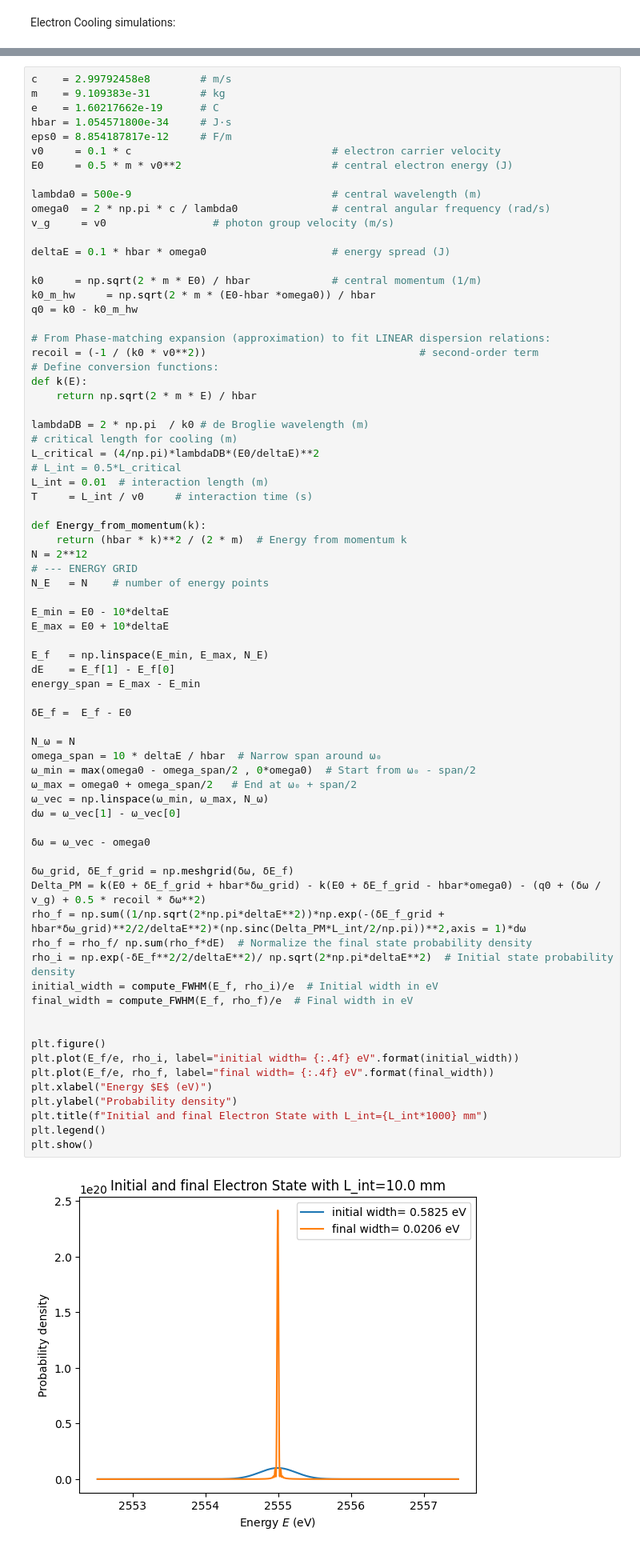
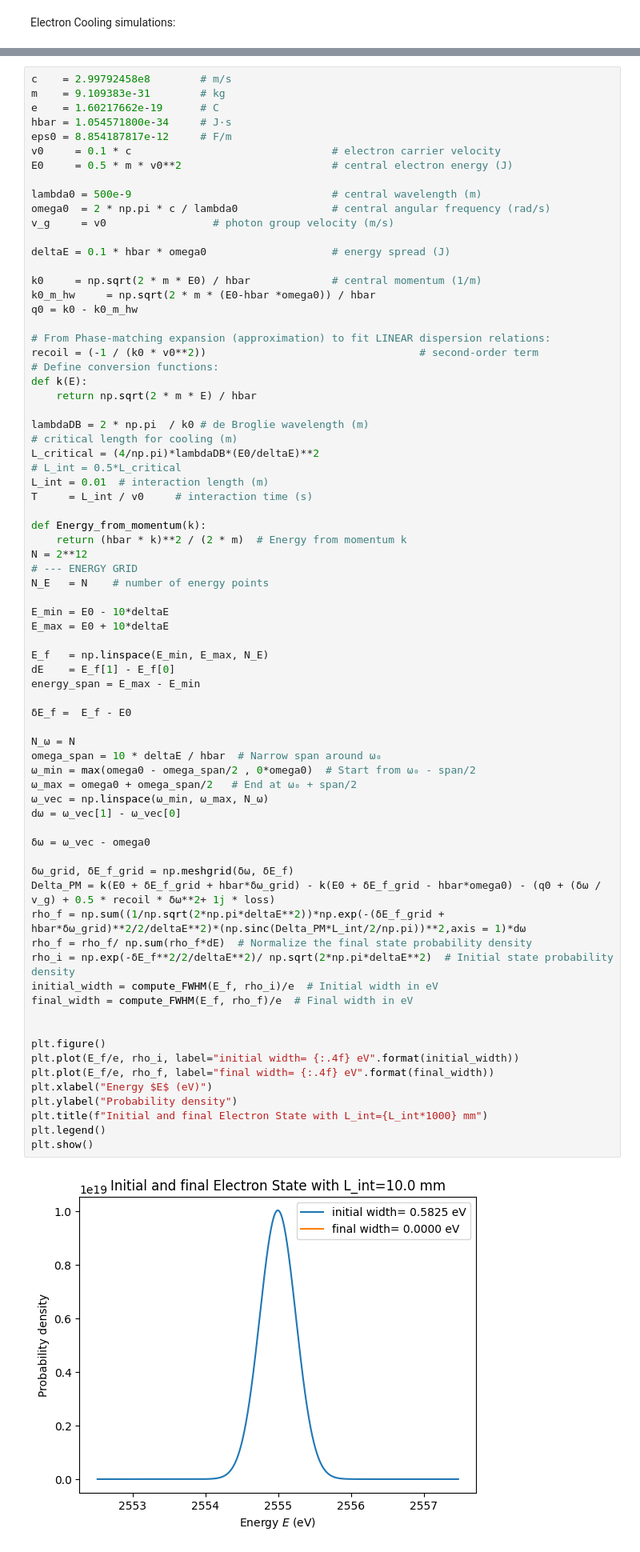
Before and after one commit to ShiranEv/ElectronCooling, a Jupyter notebook: simulations_dor.ipynb, the cells around one changed output, grey strips where cells are left out. Shown: that part at 80% size. Drawn from its saved outputs; the diff is of its cells as text.

```diff
--- a/simulations_dor.ipynb
+++ b/simulations_dor.ipynb
@@ -56,32 +57,32 @@ dE    = E_f[1] - E_f[0]
 energy_span = E_max - E_min
 
 δE_f =  E_f - E0
 
 N_ω = N
 omega_span = 10 * deltaE / hbar  # Narrow span around ω₀
 ω_min = max(omega0 - omega_span/2 , 0*omega0)  # Start from ω₀ - span/2
 ω_max = omega0 + omega_span/2   # End at ω₀ + span/2
 ω_vec = np.linspace(ω_min, ω_max, N_ω)
 dω = ω_vec[1] - ω_vec[0]
 
 δω = ω_vec - omega0
 
 δω_grid, δE_f_grid = np.meshgrid(δω, δE_f)
-Delta_PM = k(E0 + δE_f_grid + hbar*δω_grid) - k(E0 + δE_f_grid - hbar*omega0) - (q0 + (δω / v_g) + 0.5 * recoil * δω**2)
+Delta_PM = k(E0 + δE_f_grid + hbar*δω_grid) - k(E0 + δE_f_grid - hbar*omega0) - (q0 + (δω / v_g) + 0.5 * recoil * δω**2+ 1j * loss)
 rho_f = np.sum((1/np.sqrt(2*np.pi*deltaE**2))*np.exp(-(δE_f_grid + hbar*δω_grid)**2/2/deltaE**2)*(np.sinc(Delta_PM*L_int/2/np.pi))**2,axis = 1)*dω
 rho_f = rho_f/ np.sum(rho_f*dE)  # Normalize the final state probability density
 rho_i = np.exp(-δE_f**2/2/deltaE**2)/ np.sqrt(2*np.pi*deltaE**2)  # Initial state probability density
 initial_width = compute_FWHM(E_f, rho_i)/e  # Initial width in eV
 final_width = compute_FWHM(E_f, rho_f)/e  # Final width in eV
 
 
 plt.figure()
 plt.plot(E_f/e, rho_i, label="initial width= {:.4f} eV".format(initial_width))
 plt.plot(E_f/e, rho_f, label="final width= {:.4f} eV".format(final_width))
 plt.xlabel("Energy $E$ (eV)")
 plt.ylabel("Probability density")
 plt.title(f"Initial and final Electron State with L_int={L_int*1000} mm")
 plt.legend()
 plt.show()
 # %% [output]
-[figure, old version]
+[figure, new version]
```
Also changed, not shown: parts of 27 cells of this notebook.
